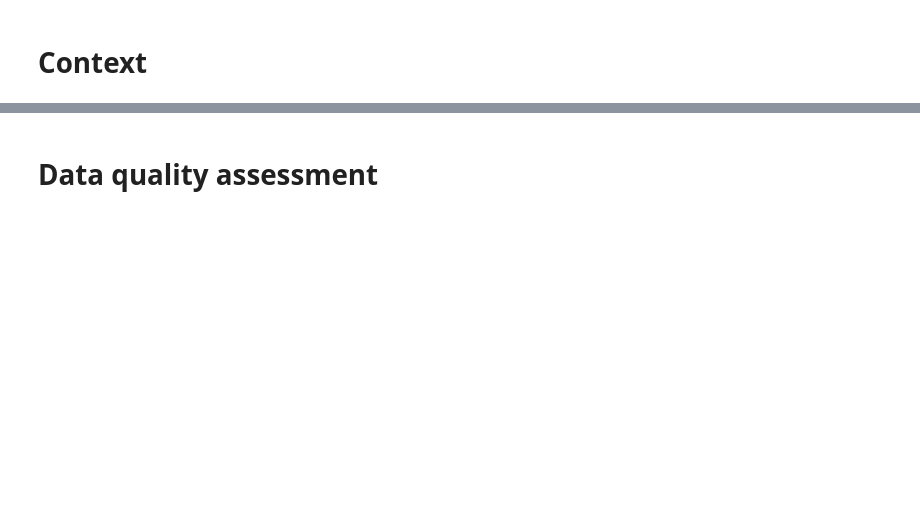
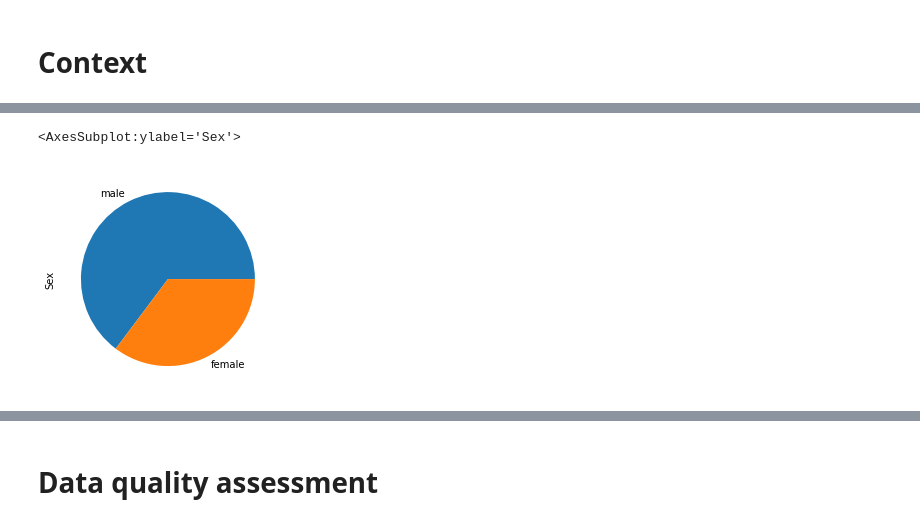
Before and after one commit to kasia-pankevich/ml-intro, a Jupyter notebook: 2_data_exploration/eda.ipynb, the cells around one changed output, grey strips where cells are left out. Cells and saved outputs as stored; diff of their text form; code cells hidden in the pictures; blank space fills up the shorter version.

```diff
--- a/2_data_exploration/eda.ipynb
+++ b/2_data_exploration/eda.ipynb
@@ -22,0 +76,5 @@ PORT_COL = 'Embarked'
+# %%
+titanic_data[SEX_COL].value_counts().plot.pie()
+# %% [output]
+<AxesSubplot:ylabel='Sex'>
+[figure, added]
```
Also changed, not shown: parts of 22 cells of this notebook.
